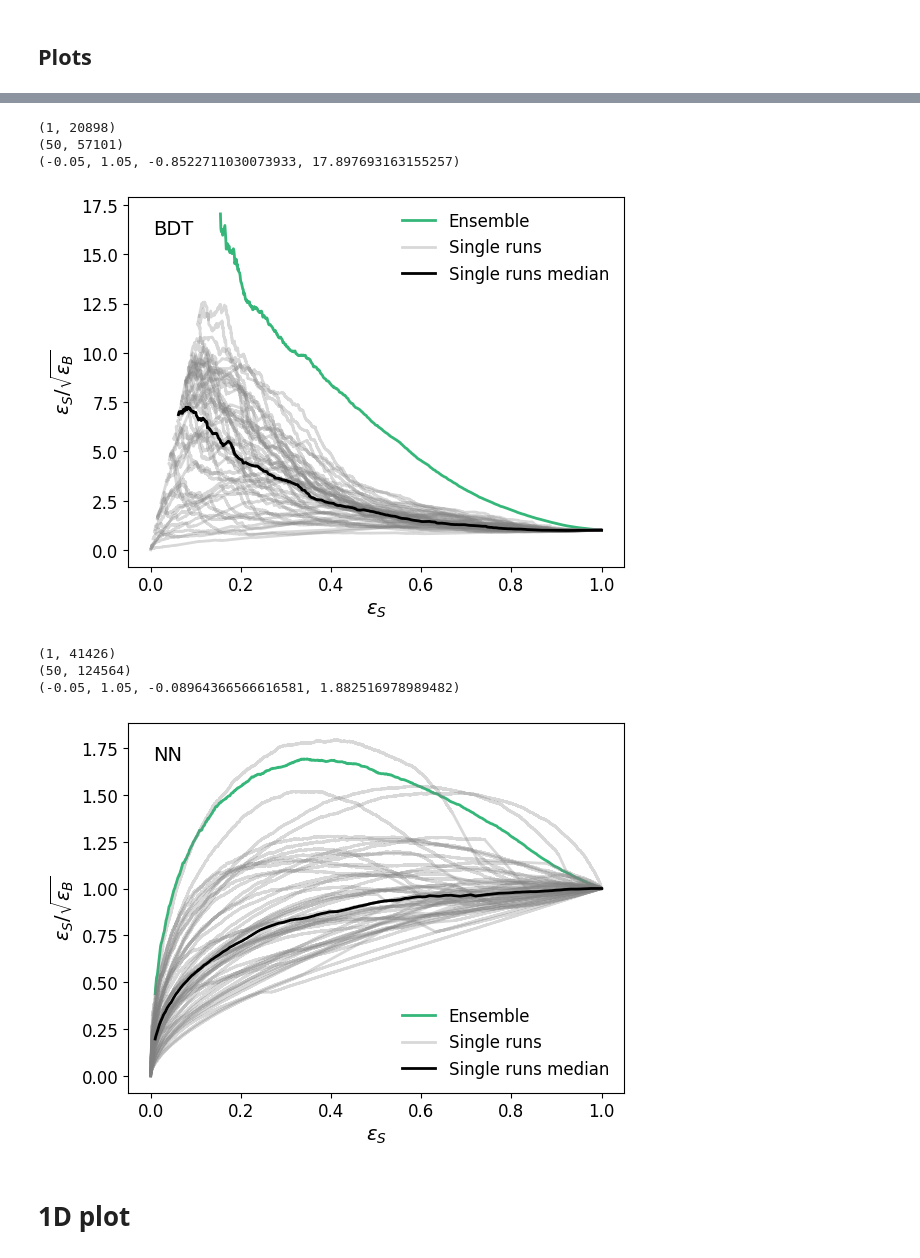
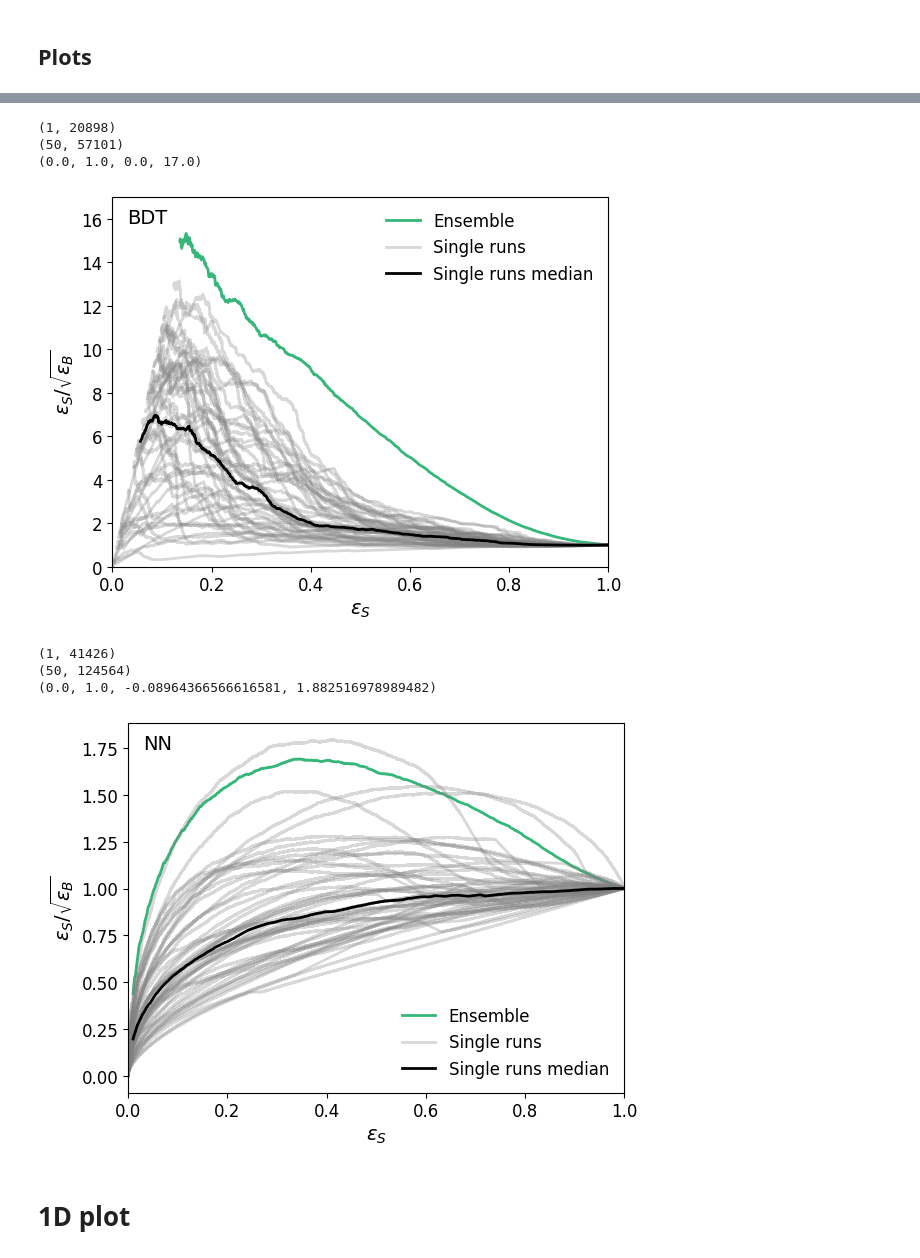
Before and after one commit to mariehein/BackToTheRoots, a Jupyter notebook: plotting.ipynb, the cells around one changed output, grey strips where cells are left out. Saved outputs shown, nothing was run; the diff lists cells and outputs as text; code cells hidden in the pictures.

```diff
--- a/plotting.ipynb
+++ b/plotting.ipynb
@@ -50,8 +50,8 @@ col_10G = 4/N
 col_30G = 5/N
 col_50G = 6/N
 
-colormap_2D = "cividis"
-global_xaxis = False
+colormap_2D = "viridis"
+global_xaxis = True
 
 NN_runs="50"
 # %% [markdown]
@@ -70,14 +70,15 @@ def plot_end(name, ylim = None, set_xaxis = None, title=None):
 		set_xaxis = global_xaxis
 
 	if set_xaxis:
-		plt.xlim(-0.05,1.05)
+		plt.xlim(0,1)#(-0.05,1.05)
 	if ylim is not None:
 		plt.ylim(0, ylim)
 
 	if title is not None:
 		ymin, ymax = plt.ylim()
 		xmin, xmax = plt.xlim()
-		plt.text(xmin + 0.05 * (xmax-xmin), ymin + 0.9 *(ymax-ymin) , title, size=plt.rcParams['axes.labelsize'], color='black')
+		a = 0.03
+		plt.text(xmin + a * (xmax-xmin), ymin + (1-a) *(ymax-ymin) , title, size=plt.rcParams['axes.labelsize'], color='black', horizontalalignment='left', verticalalignment='top')
 	plt.ylabel(r"$\epsilon_S/\sqrt{\epsilon_B}$")
 	plt.xlabel(r"$\epsilon_S$")
 	plt.legend()
@@ -336,15 +253,16 @@ plot_end(name, ylim=16.5, set_xaxis=True, title="BDT")
 # %%
+start=1
 plot_start()
-import_and_plot("roc_classifier_averaging", label="Ensemble",color=colormap_gaussian(col_10G),folder="results/IAD_10G_BDT/", N_runs=1, alpha=0)
-import_and_plot_all("roc_classifier", label="Single runs",color="grey",folder="results/IAD_10G_BDT/", N_runs=50, alpha=0.3)
-import_and_plot("roc_classifier", label="Single runs median",color="black",folder="results/IAD_10G_BDT/", N_runs=50, alpha=0)
+import_and_plot("roc_classifier_averaging", label="Ensemble",color=colormap_gaussian(col_10G),folder="results/IAD_10G_BDT/", N_runs=1, start_runs=start, alpha=0)
+import_and_plot_all("roc_classifier", label="Single runs",color="grey",folder="results/IAD_10G_BDT/", N_runs=50, start_runs=50*start, alpha=0.3)
+import_and_plot("roc_classifier", label="Single runs median",color="black",folder="results/IAD_10G_BDT/", N_runs=50, start_runs=50*start, alpha=0)
 name="BDT_10G_ensembling"
-plot_end(name, title="BDT")
+plot_end(name, title="BDT", ylim=17, set_xaxis=True,)
 # %% [output]
 (1, 20898)
 (50, 57101)
-(-0.05, 1.05, -0.8522711030073933, 17.897693163155257)
+(0.0, 1.0, 0.0, 17.0)
-[figure, old version]
+[figure, new version]
 # %%
 plot_start()
 import_and_plot("50_temp", label="Ensemble",color=colormap_gaussian(col_10G),folder="results/IAD_10G_NN/", N_runs=1, alpha=0)
@@ -355,8 +273,8 @@ plot_end(name, title="NN")
 # %% [output]
 (1, 41426)
 (50, 124564)
-(-0.05, 1.05, -0.08964366566616581, 1.882516978989482)
+(0.0, 1.0, -0.08964366566616581, 1.882516978989482)
-[figure, old version]
+[figure, new version]
 # %% [markdown]
 # 1D plot
 # %%
```
Also changed, not shown: parts of 25 cells of this notebook, 1 other file.
